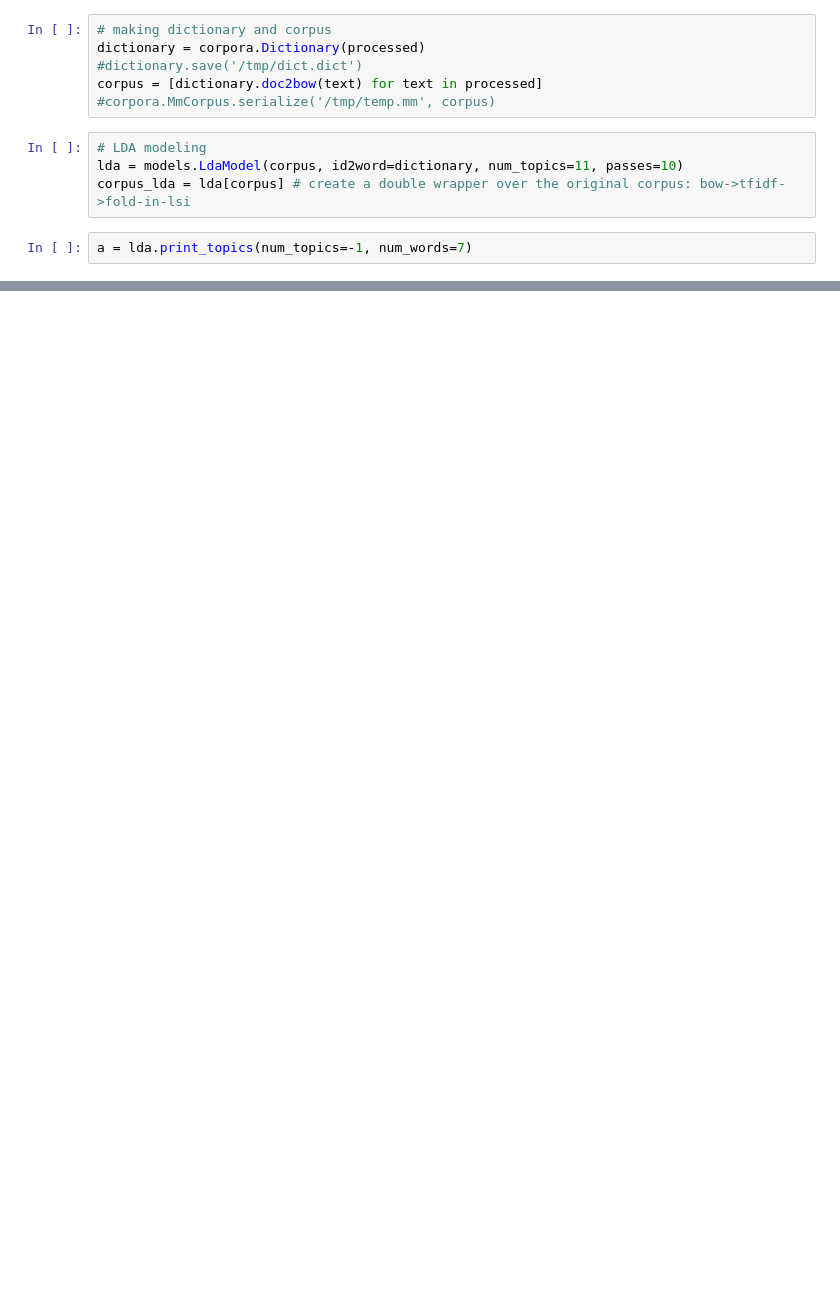
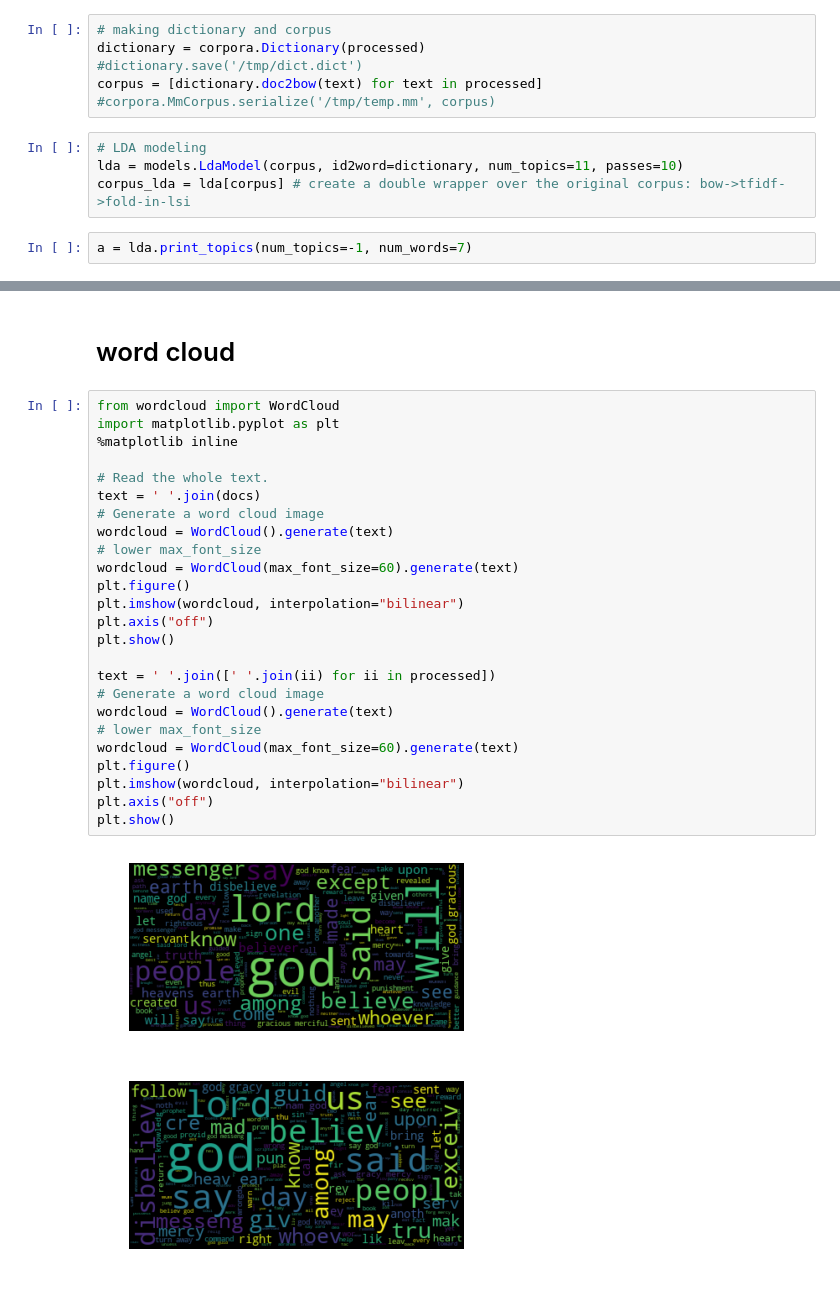
Before and after one commit to yuwei2341/nlp, a Jupyter notebook: topics/Quran.ipynb, the cells around one changed output, grey strips where cells are left out. Drawn from its saved outputs; the diff is of its cells as text; blank space fills up the shorter version.

Commit message:
WordCloud

```diff
--- a/topics/Quran.ipynb
+++ b/topics/Quran.ipynb
@@ -112,0 +117,30 @@ a
+# %% [markdown]
+# word cloud
+# %%
+from wordcloud import WordCloud
+import matplotlib.pyplot as plt
+%matplotlib inline
+
+# Read the whole text.
+text = ' '.join(docs)
+# Generate a word cloud image
+wordcloud = WordCloud().generate(text)
+# lower max_font_size
+wordcloud = WordCloud(max_font_size=60).generate(text)
+plt.figure()
+plt.imshow(wordcloud, interpolation="bilinear")
+plt.axis("off")
+plt.show()
+
+text = ' '.join([' '.join(ii) for ii in processed])
+# Generate a word cloud image
+wordcloud = WordCloud().generate(text)
+# lower max_font_size
+wordcloud = WordCloud(max_font_size=60).generate(text)
+plt.figure()
+plt.imshow(wordcloud, interpolation="bilinear")
+plt.axis("off")
+plt.show()
+# %% [output]
+[figure, added]
+[figure, added]
```
Also changed, not shown: parts of 8 cells of this notebook.
